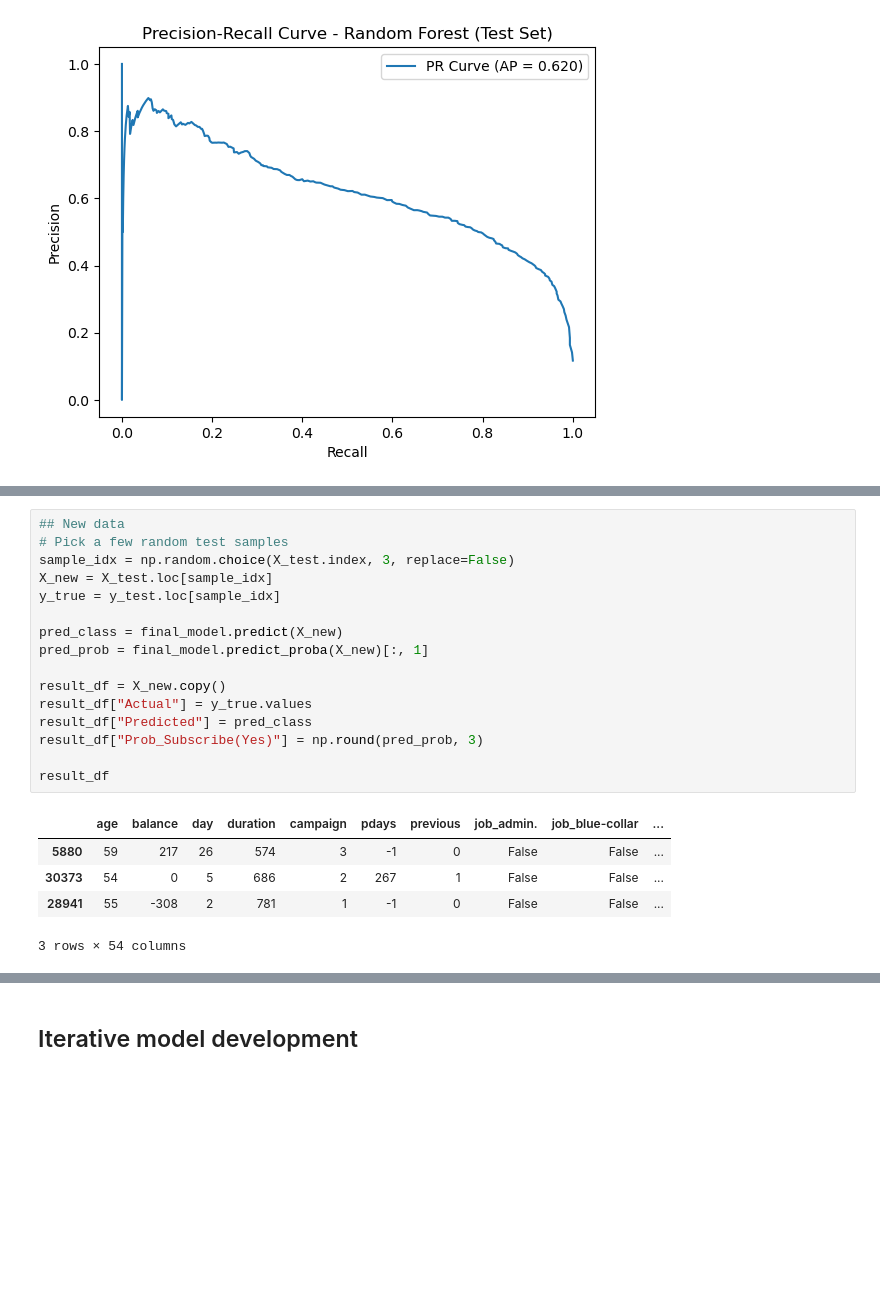
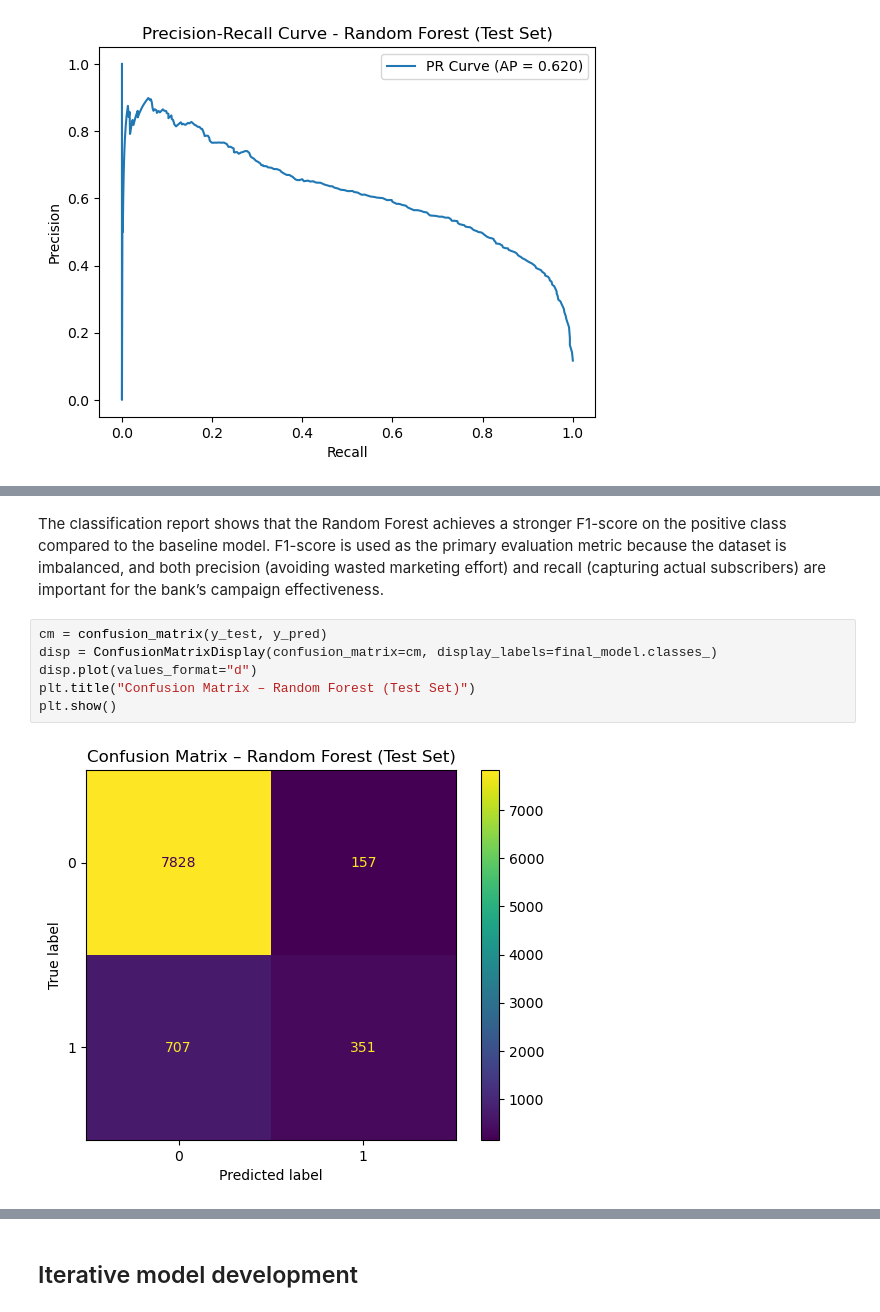
Before and after one commit to xousies/mldp-assignment, a Jupyter notebook: Program Codes.ipynb, the cells around one changed output, grey strips where cells are left out. Drawn from its saved outputs; the diff is of its cells as text; blank space fills up the shorter version.

Commit message:
Updated Model Evaluation

```diff
--- a/Program Codes.ipynb
+++ b/Program Codes.ipynb
@@ -894,22 +840,11 @@ Best F1 at this threshold: 0.617
-# %%
-## New data
-# Pick a few random test samples
-sample_idx = np.random.choice(X_test.index, 3, replace=False)
-X_new = X_test.loc[sample_idx]
-y_true = y_test.loc[sample_idx]
-
-pred_class = final_model.predict(X_new)
-pred_prob = final_model.predict_proba(X_new)[:, 1]
-
-result_df = X_new.copy()
-result_df["Actual"] = y_true.values
-result_df["Predicted"] = pred_class
-result_df["Prob_Subscribe(Yes)"] = np.round(pred_prob, 3)
-
-result_df
-# %% [output]
-|  | age | balance | day | duration | campaign | pdays | previous | job_admin. | job_blue-collar | ... |
-| 5880 | 59 | 217 | 26 | 574 | 3 | -1 | 0 | False | False | ... |
-| 30373 | 54 | 0 | 5 | 686 | 2 | 267 | 1 | False | False | ... |
-| 28941 | 55 | -308 | 2 | 781 | 1 | -1 | 0 | False | False | ... |
-3 rows × 54 columns
+# %% [markdown]
+The classification report shows that the Random Forest achieves a stronger F1-score on the positive class compared to the baseline model.
+F1-score is used as the primary evaluation metric because the dataset is imbalanced, and both precision (avoiding wasted marketing effort) and recall (capturing actual subscribers) are important for the bank’s campaign effectiveness.
+# %%
+cm = confusion_matrix(y_test, y_pred)
+disp = ConfusionMatrixDisplay(confusion_matrix=cm, display_labels=final_model.classes_)
+disp.plot(values_format="d")
+plt.title("Confusion Matrix – Random Forest (Test Set)")
+plt.show()
+# %% [output]
+[figure, added]
```
Also changed, not shown: parts of 15 cells of this notebook.
